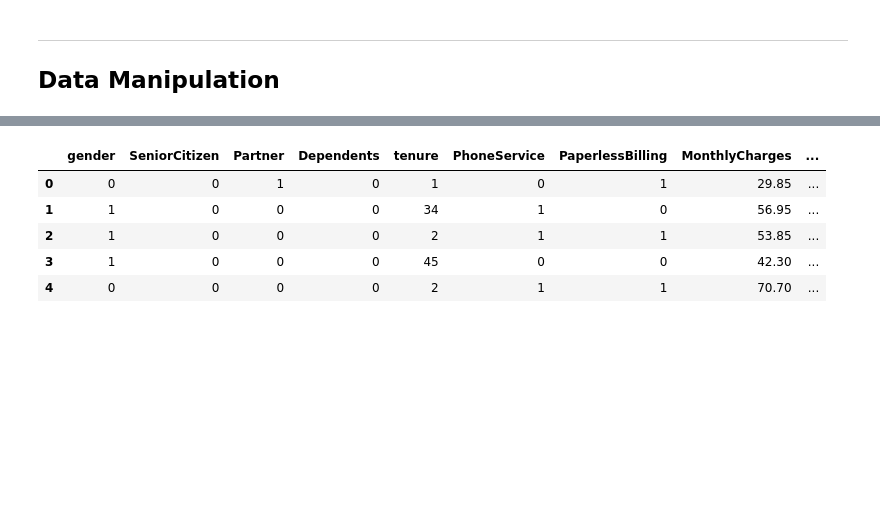
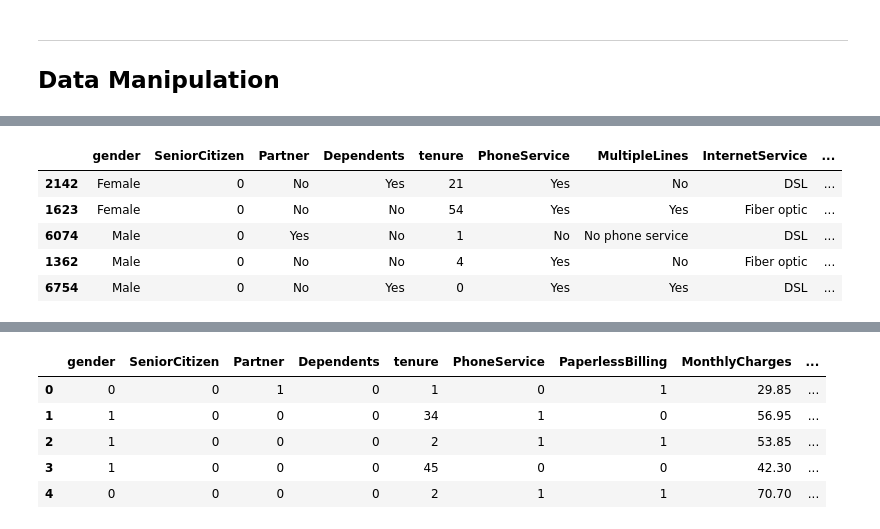
Before and after one commit to ImAleexDz/churn-preditction, a Jupyter notebook: churn-project.ipynb, the cells around one changed output, grey strips where cells are left out. Drawn from its saved outputs; the diff is of its cells as text; code cells hidden in the pictures; blank space fills up the shorter version.

```diff
--- a/churn-project.ipynb
+++ b/churn-project.ipynb
@@ -256,0 +284,6 @@ Unique values in Churn: 2
+# %%
+X_p = df_copy.drop('Churn', axis=1)
+y_p = df_copy['Churn']
+
+#Split the data
+Xp_train, Xp_test, yp_train, yp_test = train_test_split(X_p, y_p, test_size=0.2, random_state=42)
@@ -256,0 +361,9 @@ Unique values in Churn: 2
+# %%
+Xp_train.head()
+# %% [output]
+|  | gender | SeniorCitizen | Partner | Dependents | tenure | PhoneService | MultipleLines | InternetService | ... |
+| 2142 | Female | 0 | No | Yes | 21 | Yes | No | DSL | ... |
+| 1623 | Female | 0 | No | No | 54 | Yes | Yes | Fiber optic | ... |
+| 6074 | Male | 0 | Yes | No | 1 | No | No phone service | DSL | ... |
+| 1362 | Male | 0 | No | No | 4 | Yes | No | Fiber optic | ... |
+| 6754 | Male | 0 | No | Yes | 0 | Yes | Yes | DSL | ... |
```
Also changed, not shown: parts of 23 cells of this notebook.
